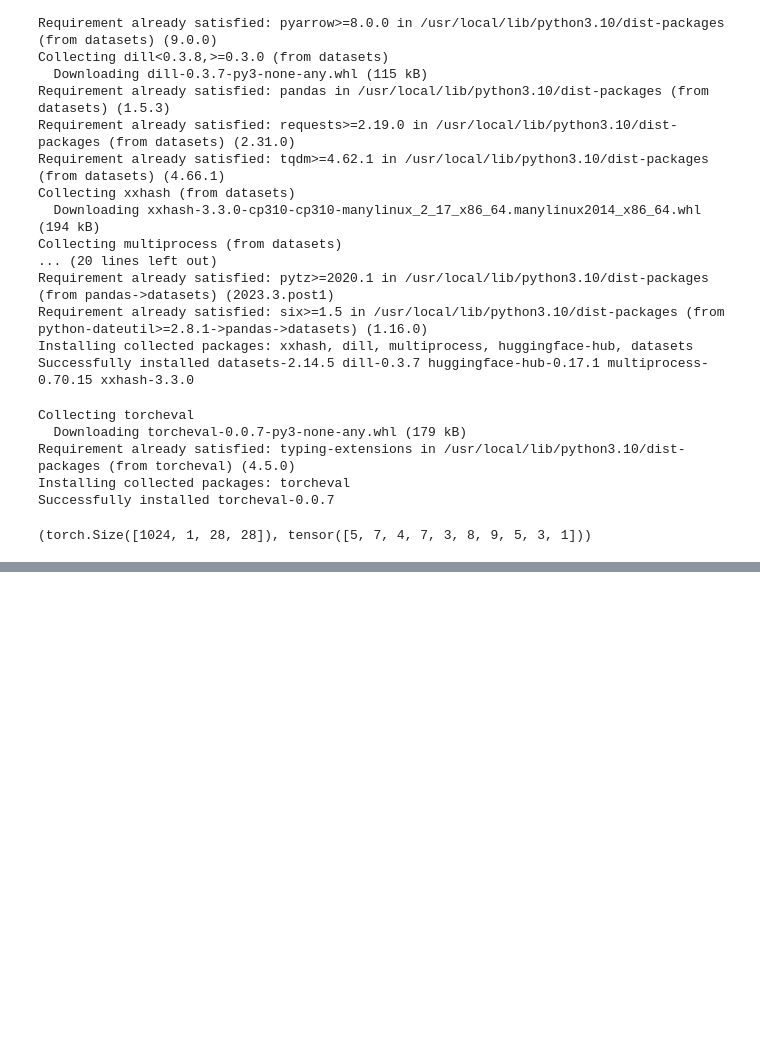
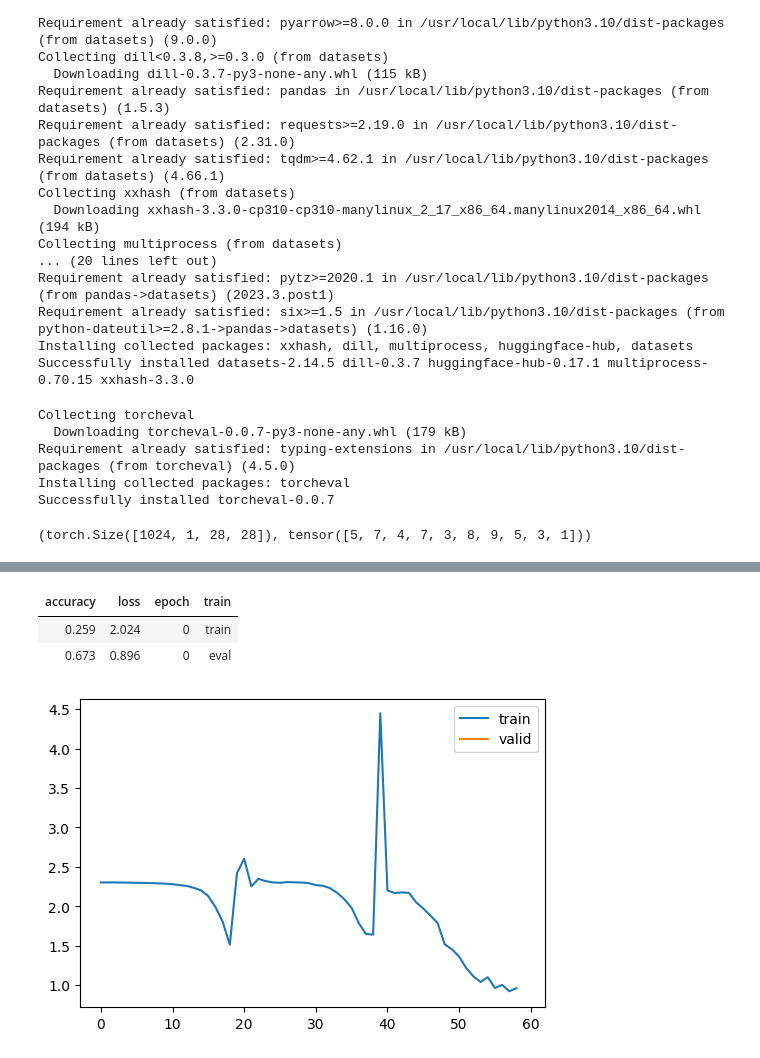
Before and after one commit to satani99/fastai_22_2, a Jupyter notebook: initializing.ipynb, the cells around one changed output, grey strips where cells are left out. Saved outputs shown, nothing was run; the diff lists cells and outputs as text; code cells hidden in the pictures; blank space fills up the shorter version.

```diff
--- a/initializing.ipynb
+++ b/initializing.ipynb
@@ -91,0 +105,7 @@ xb.shape, yb[:10]
+# %%
+learn.fit(1)
+# %% [output]
+| accuracy | loss | epoch | train |
+| 0.259 | 2.024 | 0 | train |
+| 0.673 | 0.896 | 0 | eval |
+[figure, added]
```
Also changed, not shown: parts of 5 cells of this notebook.
